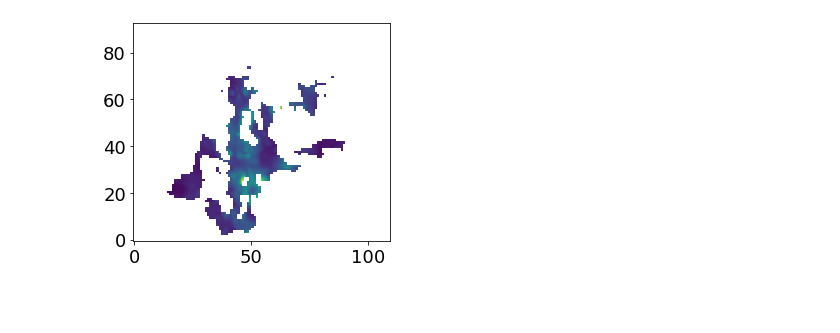
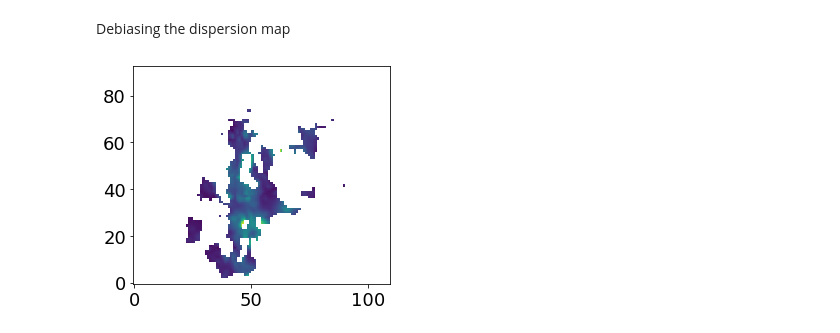
Before and after one commit to Siddharth3-14/Internship-MIT, a Jupyter notebook: dr21_analysis.ipynb, the cells around one changed output. Cells and saved outputs as stored; diff of their text form; code cells hidden in the pictures; blank space fills up the shorter version.

```diff
--- a/dr21_analysis.ipynb
+++ b/dr21_analysis.ipynb
@@ -110,7 +134,8 @@ None
 
 set_delta = 0.5   # in arcminute
 S_map = BlankedMapPolAngle.copy()
-S_map_v2 = BlankedMapPolAngle.copy()
+sigma_S_map = BlankedMapPolAngleError.copy()
+
 for i in range(RA_grid.shape[0]):
     for j in range(RA_grid.shape[1]):
 
@@ -122,15 +147,22 @@ for i in range(RA_grid.shape[0]):
         seperation.data[seperation_selector] = np.nan
         seperation_selector = (seperation.data >0)
 
-
+        ##### making the dispersion map
         tempa = BlankedMapStokesQ.data*BlankedMapStokesU.data[i,j] - BlankedMapStokesQ.data[i,j]*BlankedMapStokesU.data
         tempb = BlankedMapStokesQ.data*BlankedMapStokesQ.data[i,j] + BlankedMapStokesU.data*BlankedMapStokesU.data[i,j]
         AngleDiff_v2 = 0.5 * (180/np.pi)*np.arctan2(tempa,tempb)
-        S_v2 = np.nanmean(AngleDiff_v2[seperation_selector]**2)**0.5
-        S_map_v2.data[i,j] = S_v2
+        S = np.nanmean(AngleDiff_v2[seperation_selector]**2)**0.5
+        S_map.data[i,j] = S
 
-plt.figure()
-plt.imshow(S_map_v2.data,origin='lower')
-plt.show()
+        ##### making the dispersion error map
+        sigma_S = np.nanmean(BlankedMapPolAngleError.data[seperation_selector]**2)**0.5
+        sigma_S_map.data[i,j] = sigma_S
-# %% [output]
-[figure, removed]
+# %% [markdown]
+Debiasing the dispersion map
+# %%
+S_map_deb = S_map.copy()
+S_map_deb.data = np.sqrt(S_map.data**2 - sigma_S_map.data**2)
+plt.imshow(S_map_deb.data,origin='lower')
+plt.show()
+# %% [output]
+[figure, added]
```
Also changed, not shown: parts of 32 cells of this notebook.
